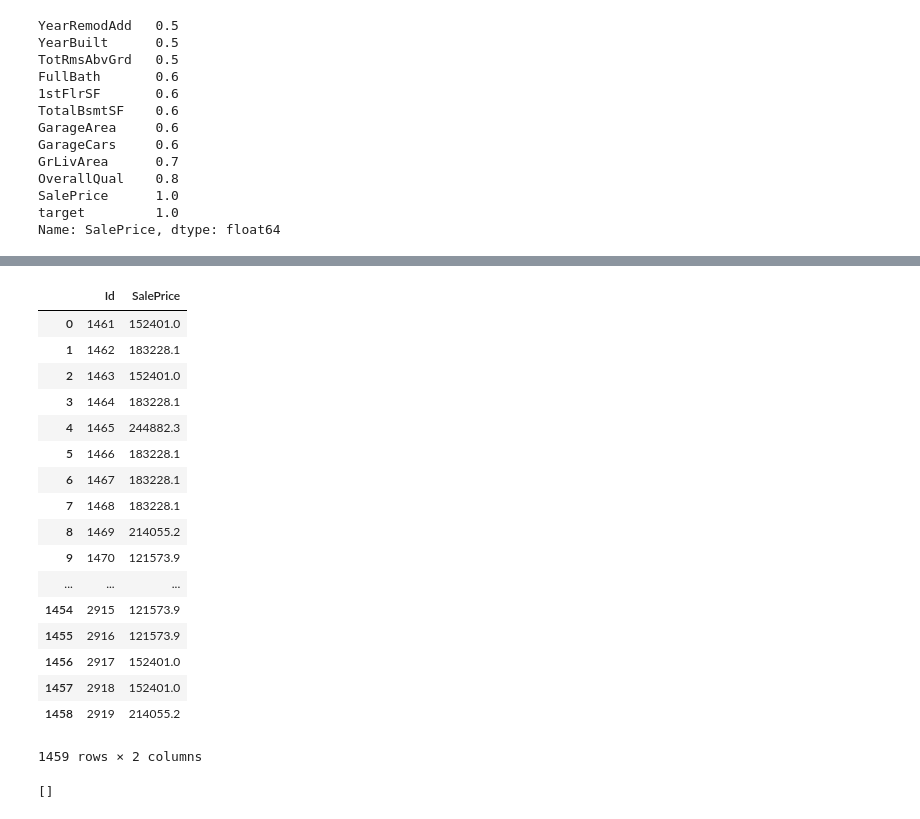
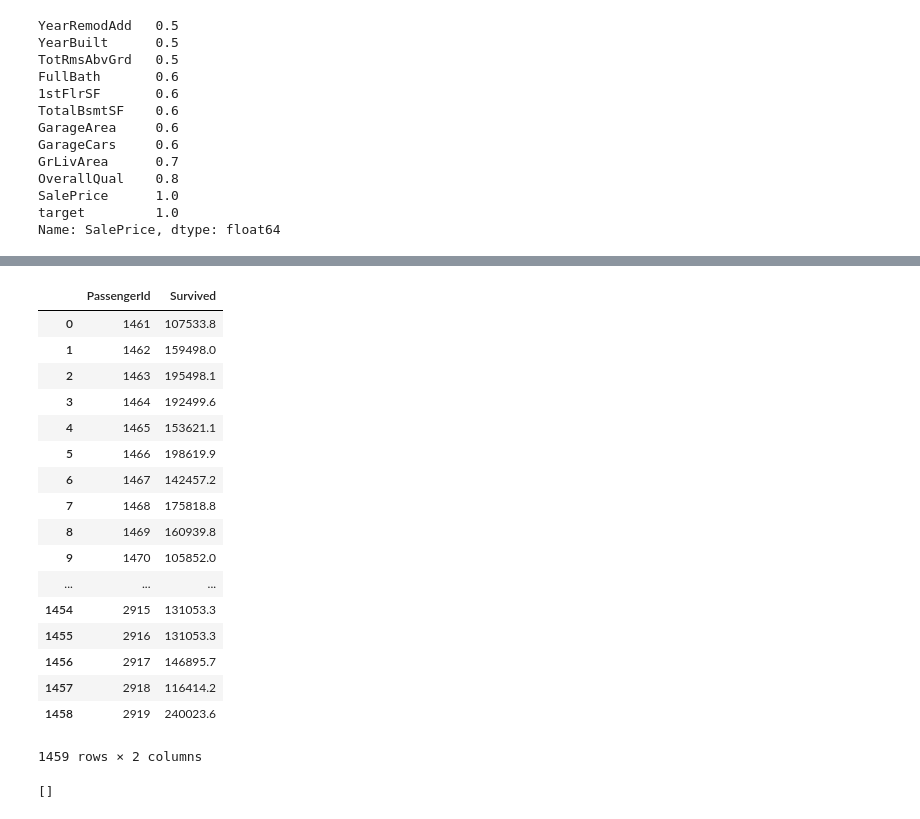
Before and after one commit to rdmcolorz/tensorFlowPiscine, a Jupyter notebook: Housing Market/HousePriceML.ipynb, the cells around one changed output, grey strips where cells are left out. Drawn from its saved outputs; the diff is of its cells as text; code cells hidden in the pictures.

```diff
--- a/Housing Market/HousePriceML.ipynb
+++ b/Housing Market/HousePriceML.ipynb
@@ -16,7 +16,7 @@ import seaborn as sns
 %matplotlib inline
 
 tf.logging.set_verbosity(tf.logging.ERROR)
-pd.options.display.max_rows = 50
+pd.options.display.max_rows = 20
 pd.options.display.float_format = '{:.1f}'.format
 # %%
 df = pd.read_csv("./train.csv", sep=",")
@@ -385,22 +414,22 @@ my_submission.to_csv('submission.csv', index=False)
 # %%
-finaldf = pd.read_csv("./submission.csv", sep=",")
+finaldf = pd.read_csv("./submission_12345.csv", sep=",")
 finaldf
 # %% [output]
-|  | Id | SalePrice |
-| 0 | 1461 | 152401.0 |
-| 1 | 1462 | 183228.1 |
-| 2 | 1463 | 152401.0 |
-| 3 | 1464 | 183228.1 |
-| 4 | 1465 | 244882.3 |
-| 5 | 1466 | 183228.1 |
-| 6 | 1467 | 183228.1 |
-| 7 | 1468 | 183228.1 |
-| 8 | 1469 | 214055.2 |
-| 9 | 1470 | 121573.9 |
+|  | PassengerId | Survived |
+| 0 | 1461 | 107533.8 |
+| 1 | 1462 | 159498.0 |
+| 2 | 1463 | 195498.1 |
+| 3 | 1464 | 192499.6 |
+| 4 | 1465 | 153621.1 |
+| 5 | 1466 | 198619.9 |
+| 6 | 1467 | 142457.2 |
+| 7 | 1468 | 175818.8 |
+| 8 | 1469 | 160939.8 |
+| 9 | 1470 | 105852.0 |
 | ... | ... | ... |
-| 1454 | 2915 | 121573.9 |
-| 1455 | 2916 | 121573.9 |
-| 1456 | 2917 | 152401.0 |
-| 1457 | 2918 | 152401.0 |
-| 1458 | 2919 | 214055.2 |
+| 1454 | 2915 | 131053.3 |
+| 1455 | 2916 | 131053.3 |
+| 1456 | 2917 | 146895.7 |
+| 1457 | 2918 | 116414.2 |
+| 1458 | 2919 | 240023.6 |
 1459 rows × 2 columns
```
Also changed, not shown: parts of 11 cells of this notebook, 12 other files.
